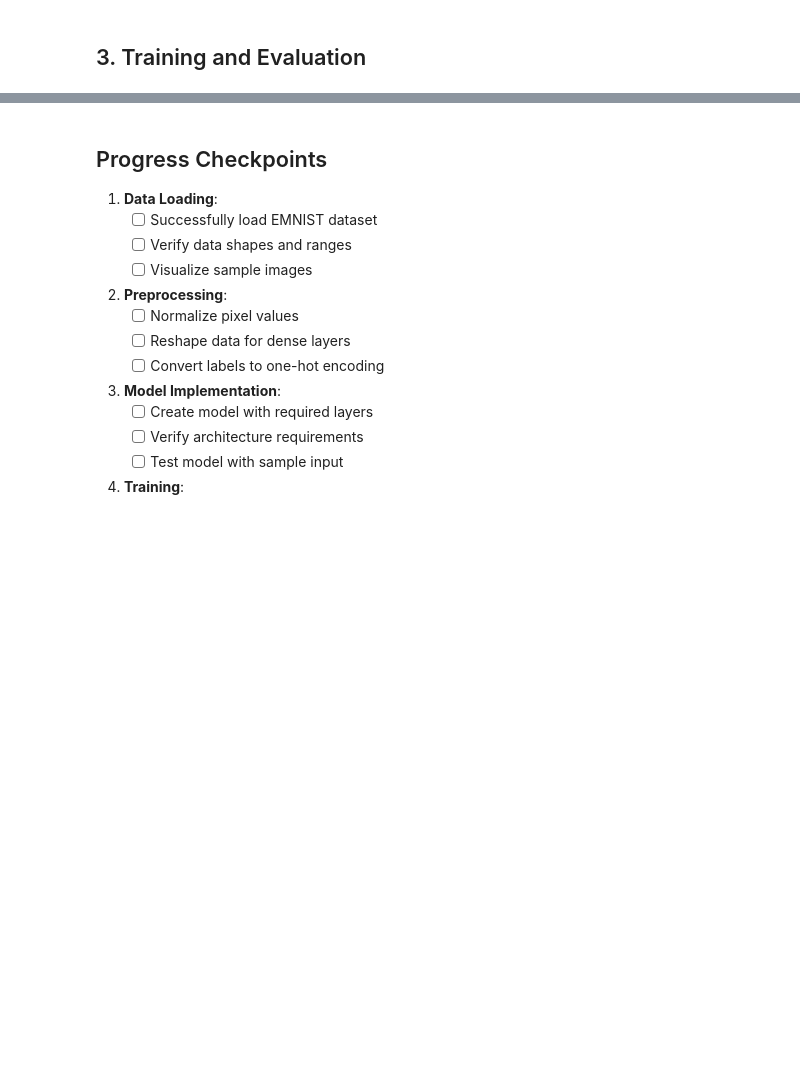
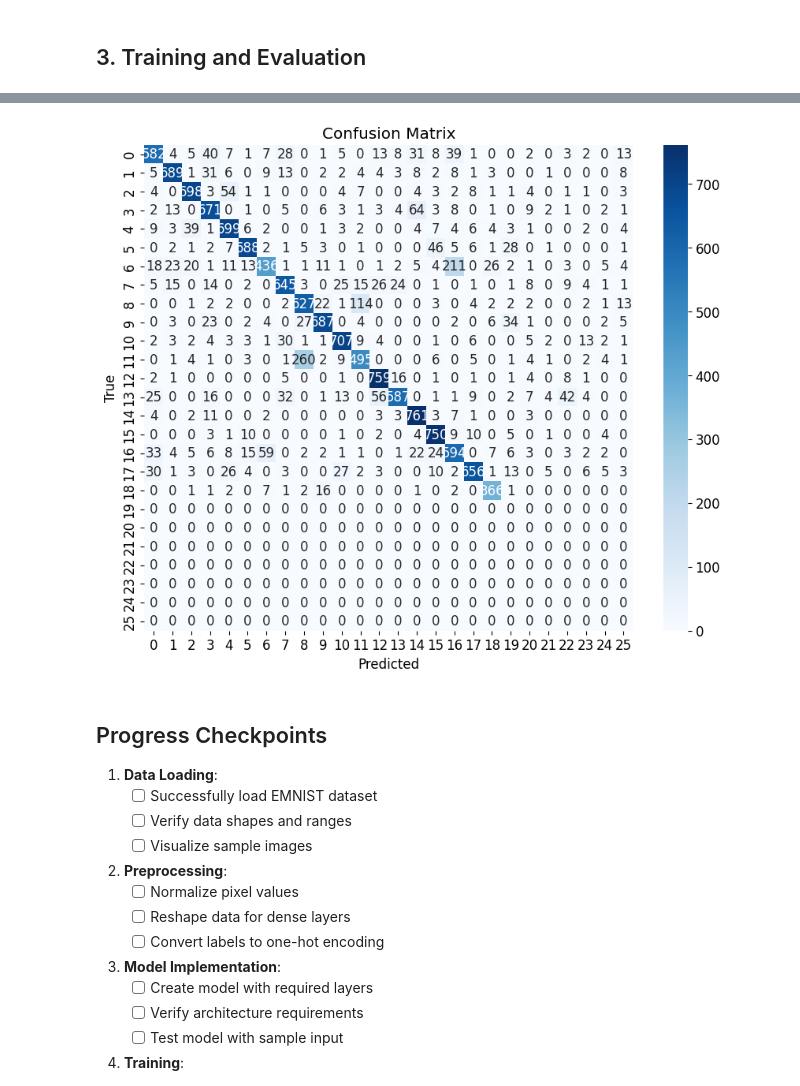
Before and after one commit to UCSF-DataSci/6-neural-nets-ZhangZwaa, a Jupyter notebook: part1_neural_networks_basics.ipynb, the cells around one changed output, grey strips where cells are left out. Cells and saved outputs as stored; diff of their text form; code cells hidden in the pictures; blank space fills up the shorter version.

```diff
--- a/part1_neural_networks_basics.ipynb
+++ b/part1_neural_networks_basics.ipynb
@@ -104,9 +164,22 @@ def create_simple_nn(input_shape, num_classes):
     Returns:
         Compiled Keras model
     """
-    model = tf.keras.Sequential([...])
+    model = tf.keras.Sequential(
+        [
+            tf.keras.layers.InputLayer(input_shape=input_shape),
+            tf.keras.layers.Dense(128, activation='relu'),
+            tf.keras.layers.Dropout(0.5),
+            tf.keras.layers.Dense(64, activation='relu'),
+            tf.keras.layers.Dropout(0.5),
+            tf.keras.layers.Dense(num_classes, activation='softmax')
+        ]
+    )
 
-    model.compile(...)
+    model.compile(
+        optimizer='adam',
+        loss='categorical_crossentropy',
+        metrics=['accuracy']
+    )
 
     return model
 
@@ -185,6 +295,13 @@ plt.xlabel('Predicted')
 plt.ylabel('True')
 plt.show()
 
+from sklearn.metrics import precision_score, recall_score, f1_score
+
+# Calculate precision, recall, and F1 score
+precision = precision_score(true_labels, predicted_labels, average='weighted')
+recall = recall_score(true_labels, predicted_labels, average='weighted')
+f1 = f1_score(true_labels, predicted_labels, average='weighted')
+
 # Save metrics
 metrics = {
     'model': 'emnist_classifier',
@@ -204,3 +321,4 @@ with open('results/part_1/emnist_classifier_metrics.txt', 'w') as f:
     f.write(f"f1_score: {metrics['f1_score']}\n")
     f.write(f"confusion_matrix: {metrics['confusion_matrix']}\n")
     f.write("----\n")
+# %% [output]
@@ -207,3 +328,4 @@ with open('results/part_1/emnist_classifier_metrics.txt', 'w') as f:
+[figure, added]
 # %% [markdown]
 ## Progress Checkpoints
 
```
Also changed, not shown: parts of 6 cells of this notebook, 5 other files.
